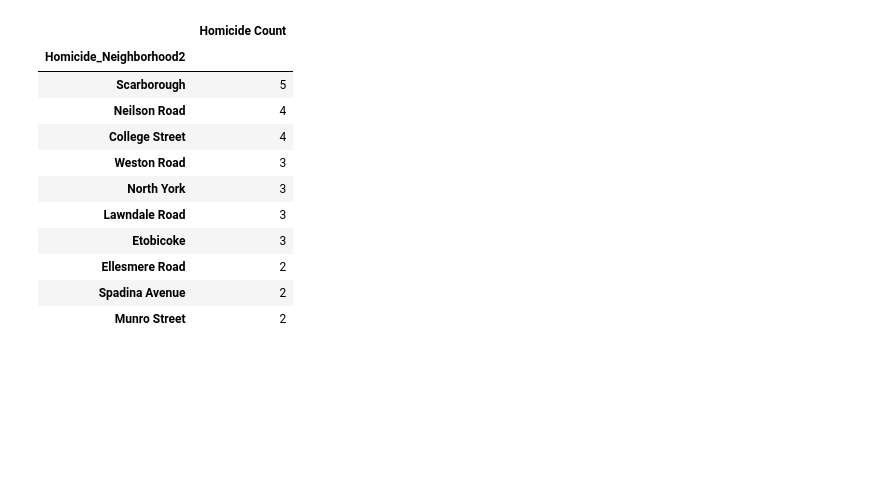
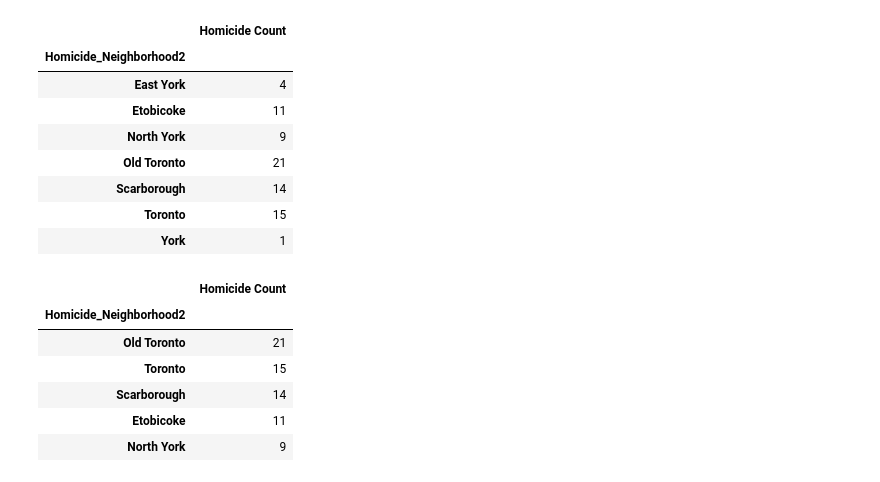
Before and after one commit to valltomm/Bootcamp_Project, a Jupyter notebook: Homicides.ipynb, the cells around one changed output. Saved outputs shown, nothing was run; the diff lists cells and outputs as text; code cells hidden in the pictures; blank space fills up the shorter version.

```diff
--- a/Homicides.ipynb
+++ b/Homicides.ipynb
@@ -20,4 +29,4 @@ ModuleNotFoundError: No module named 'config'
 # %%
-homicide_path= "raw_data/Homicide.csv"
+homicide_path= "raw_data/Homicide_postaladded.csv"
 # %%
-homicide_rawdata = pd.read_csv(homicide_path)
+homicide_data = pd.read_csv(homicide_path)
@@ -32,14 +44,14 @@ NameError: name 'homicide_rawdata' is not defined
 # %%
 #select relevant columns
-homicide_data = homicide_rawdata.loc[:, ['Occurrence_year',"Lat","Long",'Neighbourhood']]
+#homicide_data = homicide_rawdata.loc[:, ['Occurrence_year',"Lat","Long",'Neighbourhood']]
 
 #rename column names
-homicide_data .rename(columns={'Occurrence_year':'Homicide_Year',
-                          'Lat':'Homicide_Lat',
-                          'Long':'Homicide_Lng',
-                          'Neighbourhood':'Homicide_Neighbourhood'},inplace=True)
+#homicide_data .rename(columns={'Occurrence_year':'Homicide_Year',
+#                          'Lat':'Homicide_Lat',
+#                          'Long':'Homicide_Lng',
+#                          'Neighbourhood':'Homicide_Neighbourhood'},inplace=True)
 
 #select only 2016 records to match available data from the property.csv
-homicide_data = homicide_data.loc[homicide_data["Homicide_Year"]==2016]
-homicide_data.reset_index(drop=True)
-homicide_data.head()
+#homicide_data = homicide_data.loc[homicide_data["Homicide_Year"]==2016]
+#homicide_data.reset_index(drop=True)
+#homicide_data.head()
@@ -57,18 +79,18 @@ NameError: name 'homicide_data' is not defined
 # %%
 #Loop through the Homocide_pd and run a lat/long search for each city
-for index, row in homicide_data.iterrows():
-    latitude = row['Homicide_Lat']
-    longitude = row['Homicide_Lng']
+#for index, row in homicide_data.iterrows():
+#    latitude = row['Homicide_Lat']
+#    longitude = row['Homicide_Lng']
 #Build the query url
-    base_url = "https://maps.googleapis.com/maps/api/geocode/json?key=" + gkey + "&latlng=" + f"{latitude},{longitude}"
+#    base_url = "https://maps.googleapis.com/maps/api/geocode/json?key=" + gkey + "&latlng=" + f"{latitude},{longitude}"
 
     #Make request
-    postalcode_neigh = requests.get(base_url)
+#    postalcode_neigh = requests.get(base_url)
 
-    code = postalcode_neigh.status_code
+#    code = postalcode_neigh.status_code
 
     #Convert to json
-    postalcode_neigh = postalcode_neigh.json()
-    homicide_data.loc[index, "Homicide_Postal_Code"] = postalcode_neigh["results"][0]["address_components"][-1]["long_name"]
-    homicide_data.loc[index, "Homicide_Neighborhood2"] = postalcode_neigh["results"][0]["address_components"][2]["long_name"]
-    homicide_data["Homicide_Postal_Group"]=homicide_data['Homicide_Postal_Code'].str[:3]
+#    postalcode_neigh = postalcode_neigh.json()
+#    homicide_data.loc[index, "Homicide_Postal_Code"] = postalcode_neigh["results"][0]["address_components"][-1]["long_name"]
+#    homicide_data.loc[index, "Homicide_Neighborhood2"] = postalcode_neigh["results"][0]["address_components"][2]["long_name"]
+#    homicide_data["Homicide_Postal_Group"]=homicide_data['Homicide_Postal_Code'].str[:3]
@@ -97,22 +123,30 @@ with open(filename, 'a') as f:
 # %%
 #Group homicide records by neighborhoods
 homicide_hood =homicide_data.groupby("Homicide_Neighborhood2")
 homicide_hood_count = homicide_hood["Homicide_Neighborhood2"].count()
 homicide_hood_bar = pd.DataFrame({"Homicide Count":homicide_hood_count})
-homicide_hood_bar_sort=homicide_hood_bar.sort_values("Homicide Count",ascending=False)
-homicide_hood_bar_top10 = homicide_hood_bar_sort.iloc[0:10]
-homicide_hood_bar_top10
+homicide_hood_bar
 # %% [output]
 |  | Homicide Count |
 | Homicide_Neighborhood2 |  |
-| Scarborough | 5 |
-| Neilson Road | 4 |
-| College Street | 4 |
-| Weston Road | 3 |
-| North York | 3 |
-| Lawndale Road | 3 |
-| Etobicoke | 3 |
-| Ellesmere Road | 2 |
-| Spadina Avenue | 2 |
-| Munro Street | 2 |
+| East York | 4 |
+| Etobicoke | 11 |
+| North York | 9 |
+| Old Toronto | 21 |
+| Scarborough | 14 |
+| Toronto | 15 |
+| York | 1 |
+# %%
+homicide_hood_bar_sort=homicide_hood_bar.sort_values("Homicide Count",ascending=False)
+homicide_hood_bar_top5 = homicide_hood_bar_sort.iloc[0:5]
+#loop through data frame to get top 5 hoods in a list
+homicide_hood_bar_top5
+# %% [output]
+|  | Homicide Count |
+| Homicide_Neighborhood2 |  |
+| Old Toronto | 21 |
+| Toronto | 15 |
+| Scarborough | 14 |
+| Etobicoke | 11 |
+| North York | 9 |
 # %%
```
Also changed, not shown: parts of 21 cells of this notebook, 10 other files.
